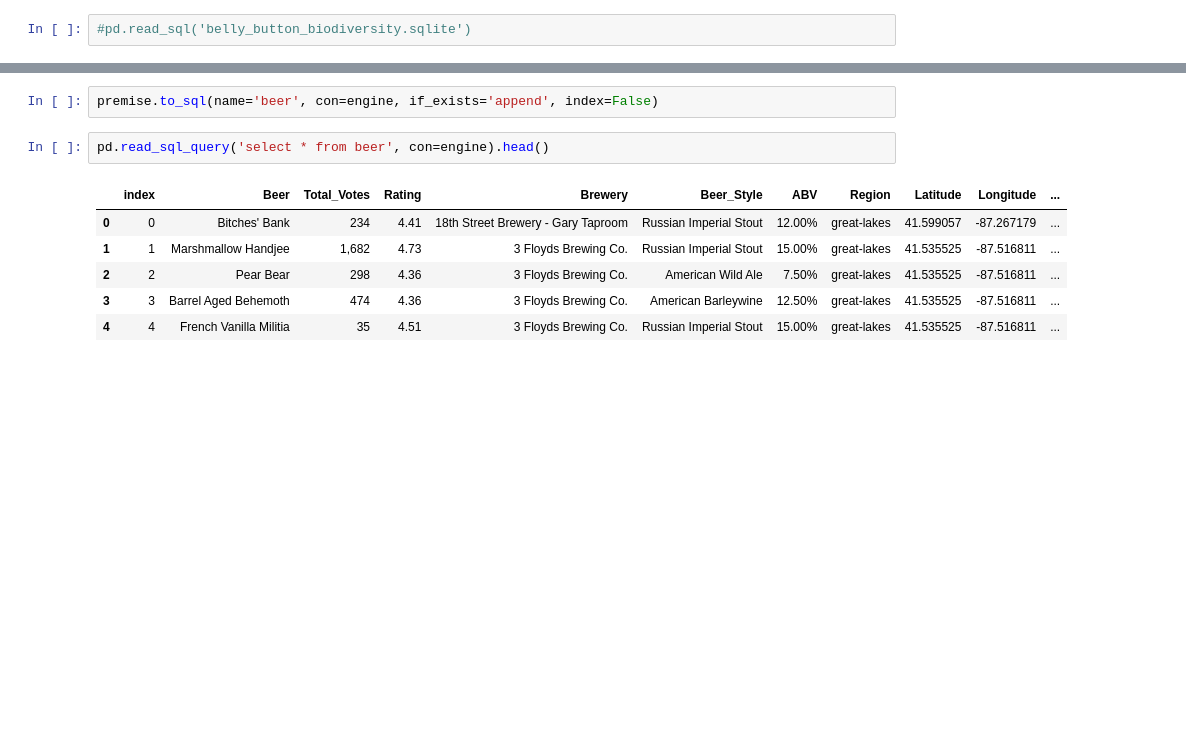
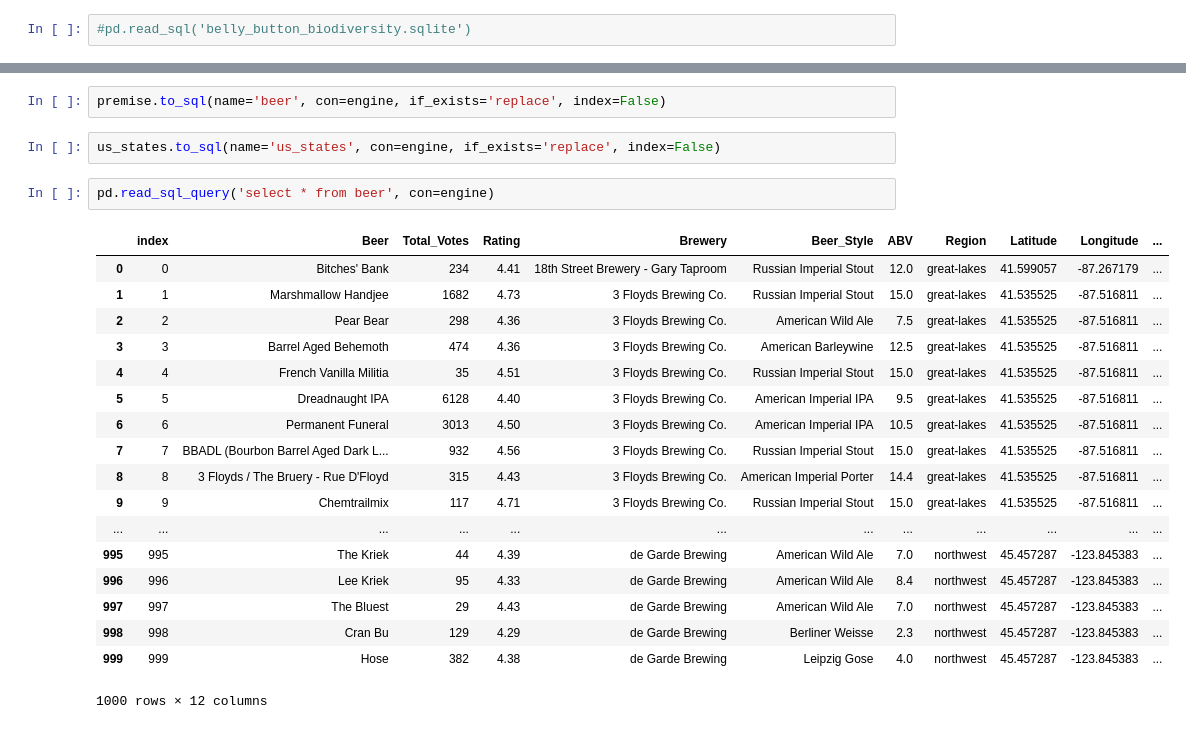
Before and after one commit to NickMarchetti/Beer_App, a Jupyter notebook: ETL/04_pandas_to_sql.ipynb, the cells around one changed output, grey strips where cells are left out. Drawn from its saved outputs; the diff is of its cells as text; blank space fills up the shorter version.

Commit message:
modified databse and included us states table

```diff
--- a/ETL/04_pandas_to_sql.ipynb
+++ b/ETL/04_pandas_to_sql.ipynb
@@ -62,11 +114,25 @@ premise.head()
 # %%
-premise.to_sql(name='beer', con=engine, if_exists='append', index=False)
+premise.to_sql(name='beer', con=engine, if_exists='replace', index=False)
+# %%
+us_states.to_sql(name='us_states', con=engine, if_exists='replace', index=False)
 # %%
-pd.read_sql_query('select * from beer', con=engine).head()
+pd.read_sql_query('select * from beer', con=engine)
 # %% [output]
 |  | index | Beer | Total_Votes | Rating | Brewery | Beer_Style | ABV | Region | Latitude | Longitude | ... |
-| 0 | 0 | Bitches' Bank | 234 | 4.41 | 18th Street Brewery - Gary Taproom | Russian Imperial Stout | 12.00% | great-lakes | 41.599057 | -87.267179 | ... |
-| 1 | 1 | Marshmallow Handjee | 1,682 | 4.73 | 3 Floyds Brewing Co. | Russian Imperial Stout | 15.00% | great-lakes | 41.535525 | -87.516811 | ... |
-| 2 | 2 | Pear Bear | 298 | 4.36 | 3 Floyds Brewing Co. | American Wild Ale | 7.50% | great-lakes | 41.535525 | -87.516811 | ... |
-| 3 | 3 | Barrel Aged Behemoth | 474 | 4.36 | 3 Floyds Brewing Co. | American Barleywine | 12.50% | great-lakes | 41.535525 | -87.516811 | ... |
-| 4 | 4 | French Vanilla Militia | 35 | 4.51 | 3 Floyds Brewing Co. | Russian Imperial Stout | 15.00% | great-lakes | 41.535525 | -87.516811 | ... |
+| 0 | 0 | Bitches' Bank | 234 | 4.41 | 18th Street Brewery - Gary Taproom | Russian Imperial Stout | 12.0 | great-lakes | 41.599057 | -87.267179 | ... |
+| 1 | 1 | Marshmallow Handjee | 1682 | 4.73 | 3 Floyds Brewing Co. | Russian Imperial Stout | 15.0 | great-lakes | 41.535525 | -87.516811 | ... |
+| 2 | 2 | Pear Bear | 298 | 4.36 | 3 Floyds Brewing Co. | American Wild Ale | 7.5 | great-lakes | 41.535525 | -87.516811 | ... |
+| 3 | 3 | Barrel Aged Behemoth | 474 | 4.36 | 3 Floyds Brewing Co. | American Barleywine | 12.5 | great-lakes | 41.535525 | -87.516811 | ... |
+| 4 | 4 | French Vanilla Militia | 35 | 4.51 | 3 Floyds Brewing Co. | Russian Imperial Stout | 15.0 | great-lakes | 41.535525 | -87.516811 | ... |
+| 5 | 5 | Dreadnaught IPA | 6128 | 4.40 | 3 Floyds Brewing Co. | American Imperial IPA | 9.5 | great-lakes | 41.535525 | -87.516811 | ... |
+| 6 | 6 | Permanent Funeral | 3013 | 4.50 | 3 Floyds Brewing Co. | American Imperial IPA | 10.5 | great-lakes | 41.535525 | -87.516811 | ... |
+| 7 | 7 | BBADL (Bourbon Barrel Aged Dark L... | 932 | 4.56 | 3 Floyds Brewing Co. | Russian Imperial Stout | 15.0 | great-lakes | 41.535525 | -87.516811 | ... |
+| 8 | 8 | 3 Floyds / The Bruery - Rue D'Floyd | 315 | 4.43 | 3 Floyds Brewing Co. | American Imperial Porter | 14.4 | great-lakes | 41.535525 | -87.516811 | ... |
+| 9 | 9 | Chemtrailmix | 117 | 4.71 | 3 Floyds Brewing Co. | Russian Imperial Stout | 15.0 | great-lakes | 41.535525 | -87.516811 | ... |
+| ... | ... | ... | ... | ... | ... | ... | ... | ... | ... | ... | ... |
+| 995 | 995 | The Kriek | 44 | 4.39 | de Garde Brewing | American Wild Ale | 7.0 | northwest | 45.457287 | -123.845383 | ... |
+| 996 | 996 | Lee Kriek | 95 | 4.33 | de Garde Brewing | American Wild Ale | 8.4 | northwest | 45.457287 | -123.845383 | ... |
+| 997 | 997 | The Bluest | 29 | 4.43 | de Garde Brewing | American Wild Ale | 7.0 | northwest | 45.457287 | -123.845383 | ... |
+| 998 | 998 | Cran Bu | 129 | 4.29 | de Garde Brewing | Berliner Weisse | 2.3 | northwest | 45.457287 | -123.845383 | ... |
+| 999 | 999 | Hose | 382 | 4.38 | de Garde Brewing | Leipzig Gose | 4.0 | northwest | 45.457287 | -123.845383 | ... |
+1000 rows × 12 columns
```
Also changed, not shown: parts of 14 cells of this notebook, 4 other files.
